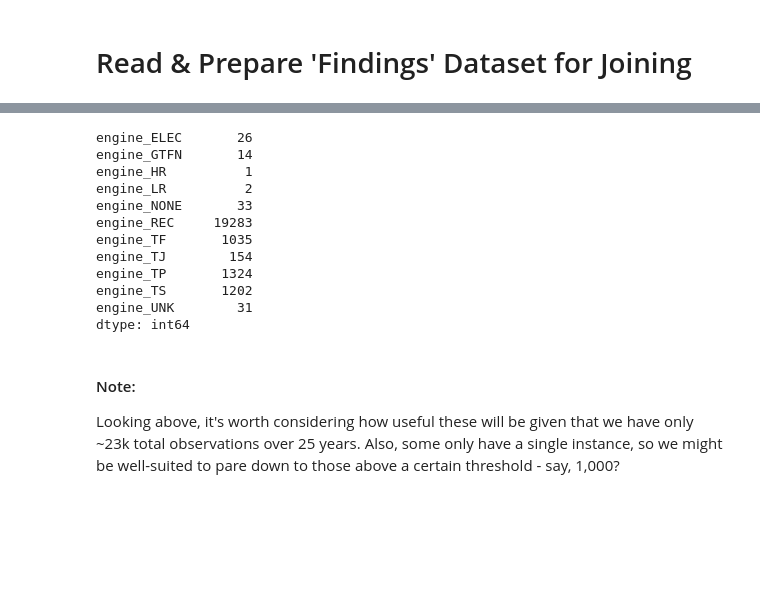
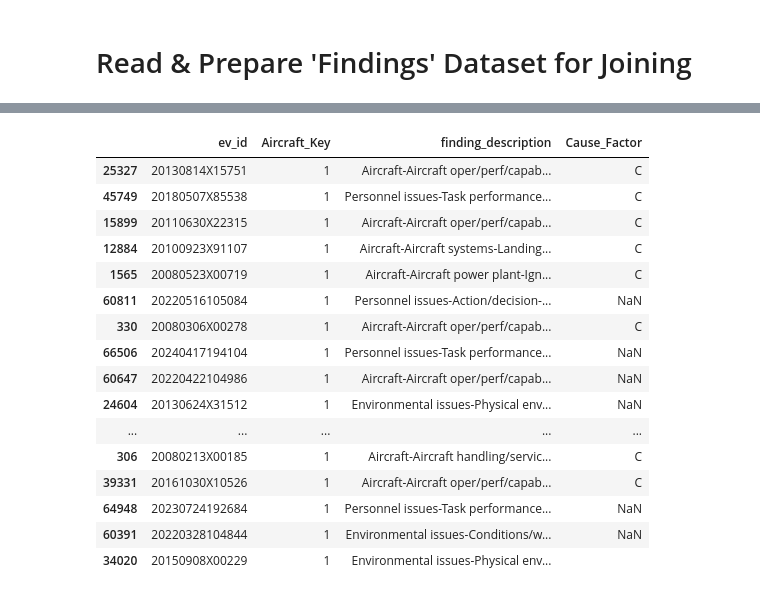
Before and after one commit to TheErdosInstitute-Summer2025-Project/aviation-project, a Jupyter notebook: jupyter-notebooks/findings_cleaning.ipynb, the cells around one changed output, grey strips where cells are left out. Drawn from its saved outputs; the diff is of its cells as text; code cells hidden in the pictures; blank space fills up the shorter version.

```diff
--- a/jupyter-notebooks/findings_cleaning.ipynb
+++ b/jupyter-notebooks/findings_cleaning.ipynb
@@ -3,9 +3,7 @@
 # %%
 import pandas as pd
 # %%
-data = pd.read_csv('../data/ntsb/ntsb_findings.csv',usecols=['ev_id',
+df = pd.read_csv('../data/ntsb/ntsb_findings.csv',usecols=['ev_id',
                                                              'Aircraft_Key',
-                                                             'finding_no',
                                                              'finding_description',
                                                              'Cause_Factor'])
-data['accident_id'] = data['ev_id'].astype(str) + '_' + data['Aircraft_Key'].astype(str)
@@ -32,18 +9,0 @@ engine_dummies = pd.get_dummies(data['eng_type'],dtype=int,prefix='engine')
-# %%
-engine_dummies.sum()
-# %% [output]
-engine_ELEC       26
-engine_GTFN       14
-engine_HR          1
-engine_LR          2
-engine_NONE       33
-engine_REC     19283
-engine_TF       1035
-engine_TJ        154
-engine_TP       1324
-engine_TS       1202
-engine_UNK        31
-dtype: int64
-# %% [markdown]
-#### Note:
-Looking above, it's worth considering how useful these will be given that we have only ~23k total observations over 25 years. Also, some only have a single instance, so we might be well-suited to pare down to those above a certain threshold - say, 1,000?
@@ -51,0 +10,20 @@ export = pd.concat([data['accident_id'],engine_dummies],axis=1)
+# %%
+df.sample(30)
+# %% [output]
+|  | ev_id | Aircraft_Key | finding_description | Cause_Factor |
+| 25327 | 20130814X15751 | 1 | Aircraft-Aircraft oper/perf/capab... | C |
+| 45749 | 20180507X85538 | 1 | Personnel issues-Task performance... | C |
+| 15899 | 20110630X22315 | 1 | Aircraft-Aircraft oper/perf/capab... | C |
+| 12884 | 20100923X91107 | 1 | Aircraft-Aircraft systems-Landing... | C |
+| 1565 | 20080523X00719 | 1 | Aircraft-Aircraft power plant-Ign... | C |
+| 60811 | 20220516105084 | 1 | Personnel issues-Action/decision-... | NaN |
+| 330 | 20080306X00278 | 1 | Aircraft-Aircraft oper/perf/capab... | C |
+| 66506 | 20240417194104 | 1 | Personnel issues-Task performance... | NaN |
+| 60647 | 20220422104986 | 1 | Aircraft-Aircraft oper/perf/capab... | NaN |
+| 24604 | 20130624X31512 | 1 | Environmental issues-Physical env... | NaN |
+| ... | ... | ... | ... | ... |
+| 306 | 20080213X00185 | 1 | Aircraft-Aircraft handling/servic... | C |
+| 39331 | 20161030X10526 | 1 | Aircraft-Aircraft oper/perf/capab... | C |
+| 64948 | 20230724192684 | 1 | Personnel issues-Task performance... | NaN |
+| 60391 | 20220328104844 | 1 | Environmental issues-Conditions/w... | NaN |
+| 34020 | 20150908X00229 | 1 | Environmental issues-Physical env... |  |
```
Also changed, not shown: parts of 14 cells of this notebook.
